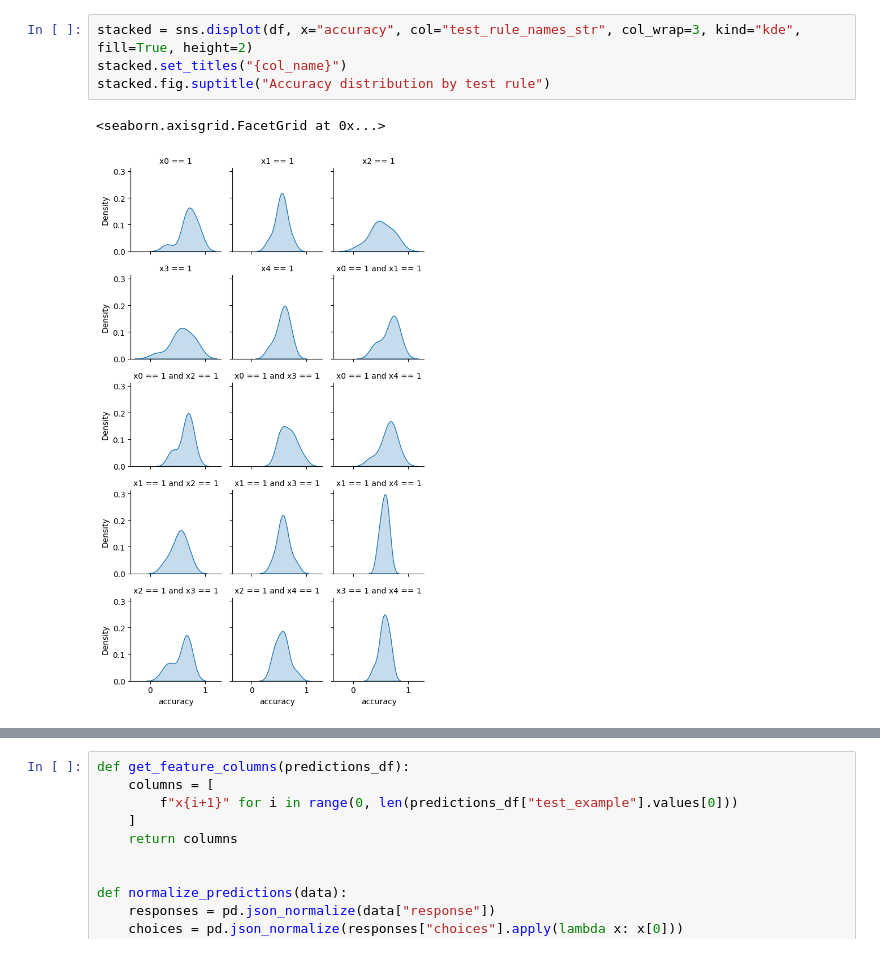
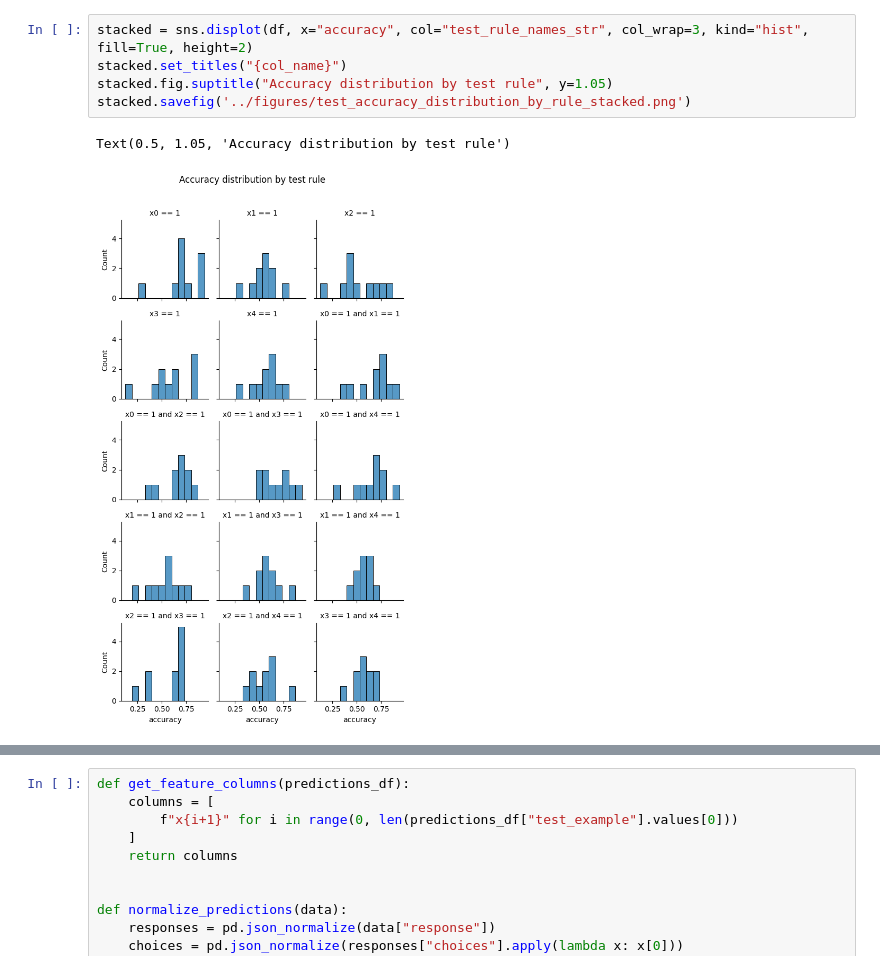
Before and after one commit to g-simmons/llm-faithfulness, a Jupyter notebook: ipynb/analyze_icl_predictions.ipynb, the cells around one changed output, grey strips where cells are left out. Drawn from its saved outputs; the diff is of its cells as text.

Commit message:
add figures to manuscript, lots of updates, commit data

```diff
--- a/ipynb/analyze_icl_predictions.ipynb
+++ b/ipynb/analyze_icl_predictions.ipynb
@@ -156,7 +115,8 @@ overlaid.savefig("test_accuracy_distribution_by_rule.png")
 # %%
-stacked = sns.displot(df, x="accuracy", col="test_rule_names_str", col_wrap=3, kind="kde", fill=True, height=2)
+stacked = sns.displot(df, x="accuracy", col="test_rule_names_str", col_wrap=3, kind="hist", fill=True, height=2)
 stacked.set_titles("{col_name}")
-stacked.fig.suptitle("Accuracy distribution by test rule")
+stacked.fig.suptitle("Accuracy distribution by test rule", y=1.05)
+stacked.savefig('../figures/test_accuracy_distribution_by_rule_stacked.png')
 # %% [output]
-<seaborn.axisgrid.FacetGrid at 0x...>
+Text(0.5, 1.05, 'Accuracy distribution by test rule')
-[figure, old version]
+[figure, new version]
```
Also changed, not shown: parts of 26 cells of this notebook, 24 other files.
